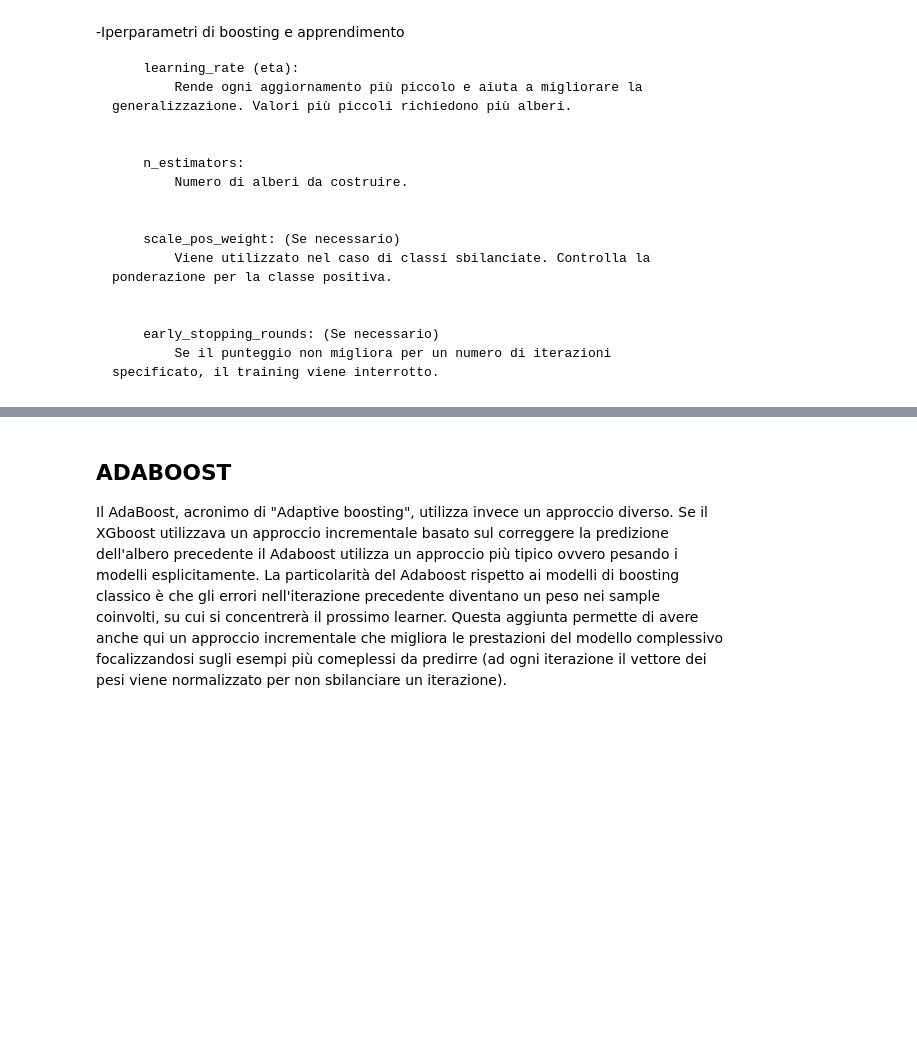
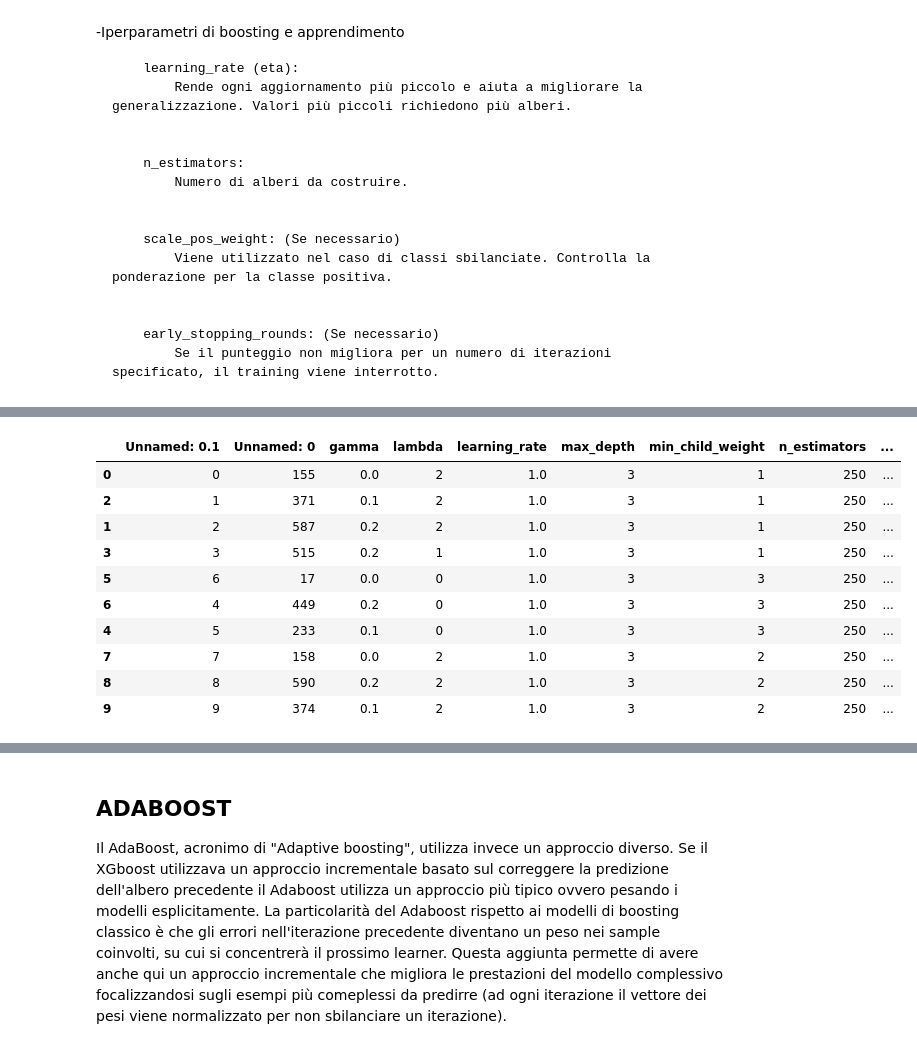
Before and after one commit to DadeOrsu/dm_project24_group_6, a Jupyter notebook: src/task4_adaboost/boosting.ipynb, the cells around one changed output, grey strips where cells are left out. Drawn from its saved outputs; the diff is of its cells as text; code cells hidden in the pictures; blank space fills up the shorter version.

```diff
--- a/src/task4_adaboost/boosting.ipynb
+++ b/src/task4_adaboost/boosting.ipynb
@@ -421,0 +302,16 @@ weighted avg       0.69      0.83      0.75    110892
+# %%
+orderedpos=pd.read_csv('xgboost.csv')
+best10=orderedpos.sort_values(by='val_f1_score',ascending=False).head(10)
+best10
+# %% [output]
+|  | Unnamed: 0.1 | Unnamed: 0 | gamma | lambda | learning_rate | max_depth | min_child_weight | n_estimators | ... |
+| 0 | 0 | 155 | 0.0 | 2 | 1.0 | 3 | 1 | 250 | ... |
+| 2 | 1 | 371 | 0.1 | 2 | 1.0 | 3 | 1 | 250 | ... |
+| 1 | 2 | 587 | 0.2 | 2 | 1.0 | 3 | 1 | 250 | ... |
+| 3 | 3 | 515 | 0.2 | 1 | 1.0 | 3 | 1 | 250 | ... |
+| 5 | 6 | 17 | 0.0 | 0 | 1.0 | 3 | 3 | 250 | ... |
+| 6 | 4 | 449 | 0.2 | 0 | 1.0 | 3 | 3 | 250 | ... |
+| 4 | 5 | 233 | 0.1 | 0 | 1.0 | 3 | 3 | 250 | ... |
+| 7 | 7 | 158 | 0.0 | 2 | 1.0 | 3 | 2 | 250 | ... |
+| 8 | 8 | 590 | 0.2 | 2 | 1.0 | 3 | 2 | 250 | ... |
+| 9 | 9 | 374 | 0.1 | 2 | 1.0 | 3 | 2 | 250 | ... |
```
Also changed, not shown: parts of 9 cells of this notebook.
